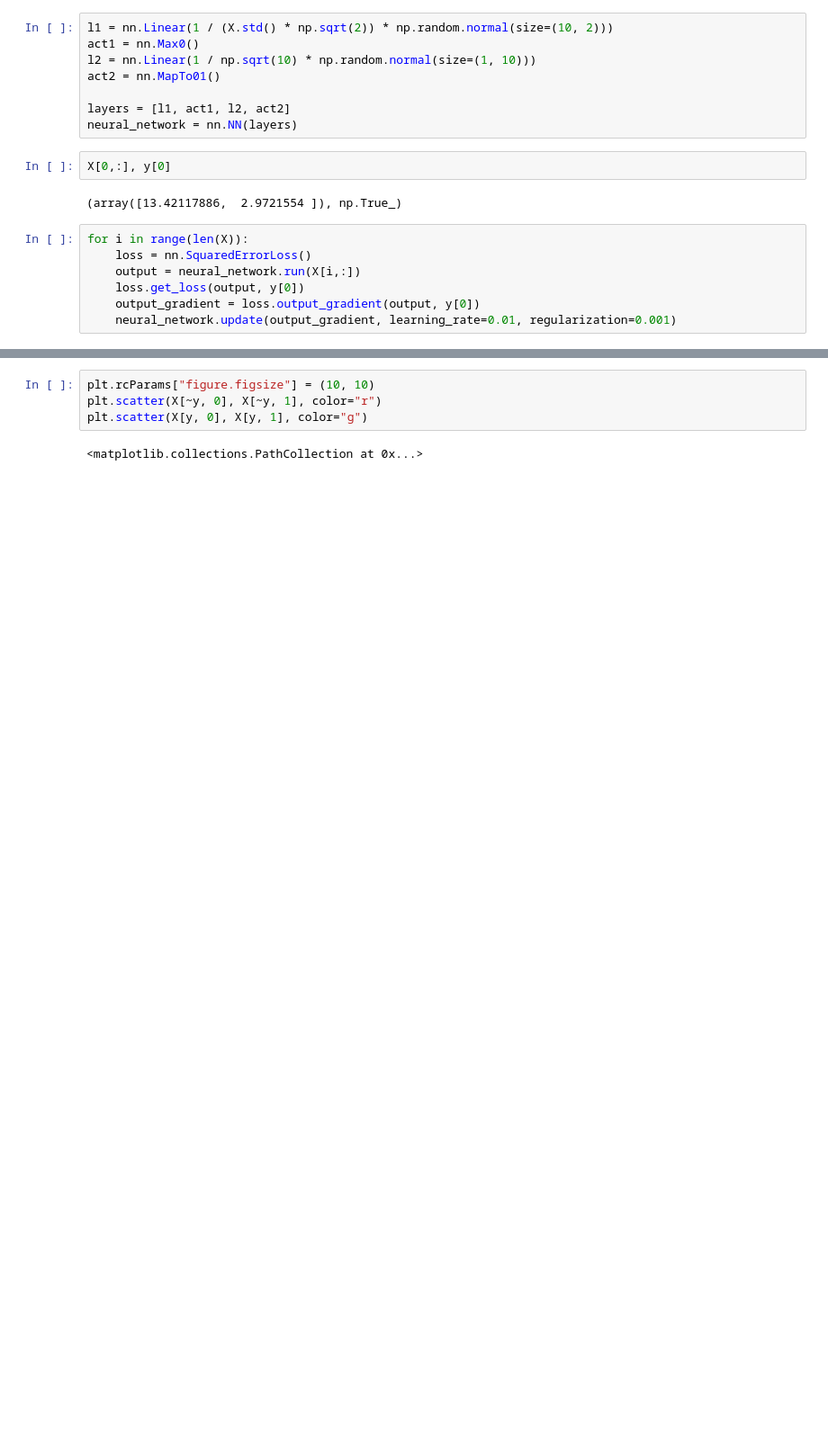
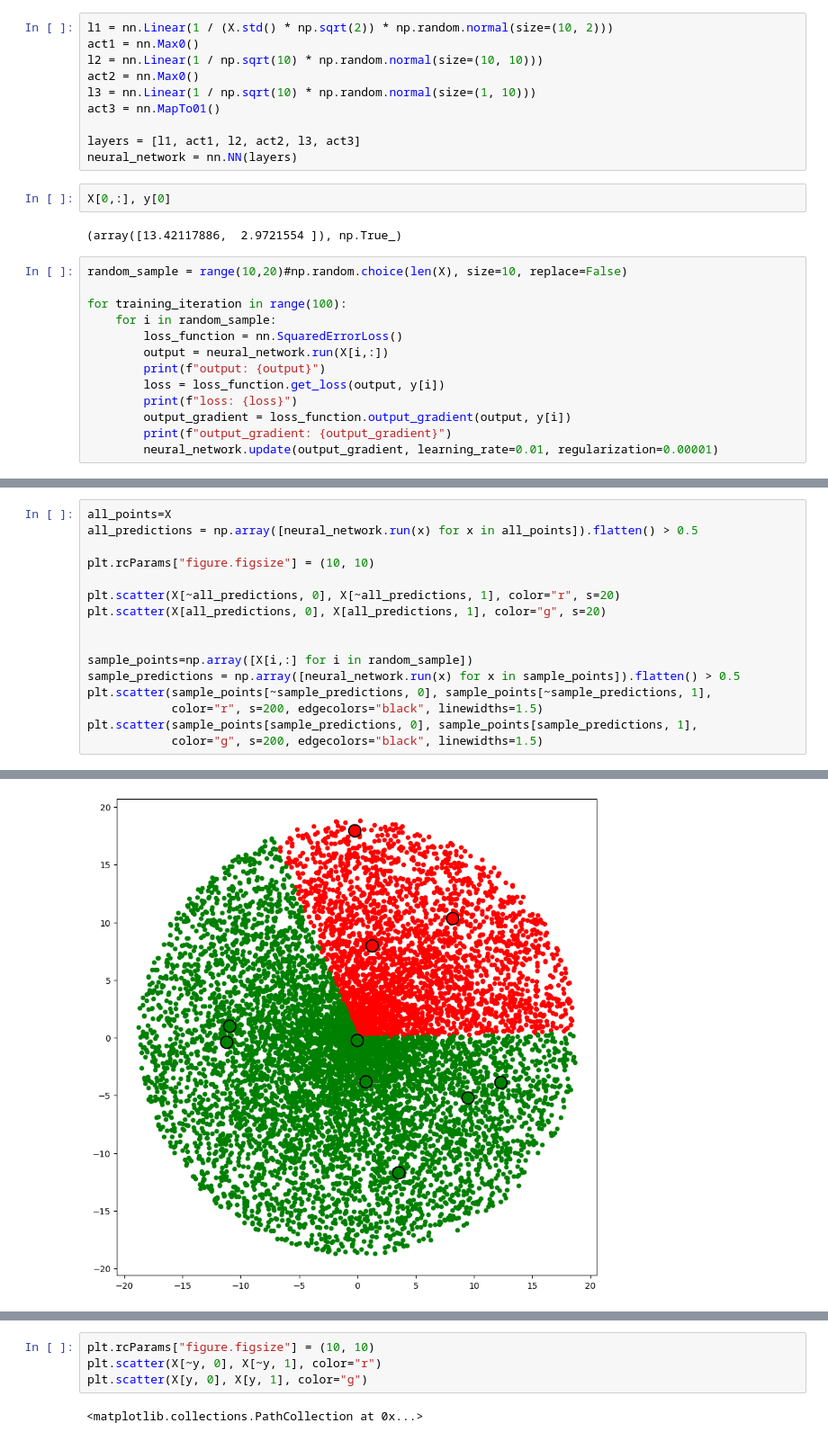
Before and after one commit to kendallzhu/curling, a Jupyter notebook: nn_scratch.ipynb, the cells around one changed output, grey strips where cells are left out. Shown at 90% size. Drawn from its saved outputs; the diff is of its cells as text; blank space fills up the shorter version.

```diff
--- a/nn_scratch.ipynb
+++ b/nn_scratch.ipynb
@@ -24,20 +28,28 @@ array([[-2.25865915, 13.72880708],
 # %%
 l1 = nn.Linear(1 / (X.std() * np.sqrt(2)) * np.random.normal(size=(10, 2)))
 act1 = nn.Max0()
-l2 = nn.Linear(1 / np.sqrt(10) * np.random.normal(size=(1, 10)))
-act2 = nn.MapTo01()
+l2 = nn.Linear(1 / np.sqrt(10) * np.random.normal(size=(10, 10)))
+act2 = nn.Max0()
+l3 = nn.Linear(1 / np.sqrt(10) * np.random.normal(size=(1, 10)))
+act3 = nn.MapTo01()
 
-layers = [l1, act1, l2, act2]
+layers = [l1, act1, l2, act2, l3, act3]
 neural_network = nn.NN(layers)
 # %%
 X[0,:], y[0]
 # %% [output]
 (array([13.42117886,  2.9721554 ]), np.True_)
 # %%
-for i in range(len(X)):
-    loss = nn.SquaredErrorLoss()
-    output = neural_network.run(X[i,:])
-    loss.get_loss(output, y[0])
-    output_gradient = loss.output_gradient(output, y[0])
-    neural_network.update(output_gradient, learning_rate=0.01, regularization=0.001)
+random_sample = range(10,20)#np.random.choice(len(X), size=10, replace=False)
+
+for training_iteration in range(100):
+    for i in random_sample:
+        loss_function = nn.SquaredErrorLoss()
+        output = neural_network.run(X[i,:])
+        print(f"output: {output}")
+        loss = loss_function.get_loss(output, y[i])
+        print(f"loss: {loss}")
+        output_gradient = loss_function.output_gradient(output, y[i])
+        print(f"output_gradient: {output_gradient}")
+        neural_network.update(output_gradient, learning_rate=0.01, regularization=0.00001)
 # %% [output]
@@ -44,0 +73,17 @@ array([0.68234219])
+# %%
+all_points=X
+all_predictions = np.array([neural_network.run(x) for x in all_points]).flatten() > 0.5
+
+plt.rcParams["figure.figsize"] = (10, 10)
+
+plt.scatter(X[~all_predictions, 0], X[~all_predictions, 1], color="r", s=20)
+plt.scatter(X[all_predictions, 0], X[all_predictions, 1], color="g", s=20)
+
+
+sample_points=np.array([X[i,:] for i in random_sample])
+sample_predictions = np.array([neural_network.run(x) for x in sample_points]).flatten() > 0.5
+plt.scatter(sample_points[~sample_predictions, 0], sample_points[~sample_predictions, 1],
+            color="r", s=200, edgecolors="black", linewidths=1.5)
+plt.scatter(sample_points[sample_predictions, 0], sample_points[sample_predictions, 1],
+            color="g", s=200, edgecolors="black", linewidths=1.5)
+# %% [output]
@@ -45 +91,2 @@ array([0.68234219])
+[figure, added]
 # %%
```
Also changed, not shown: parts of 4 cells of this notebook.
